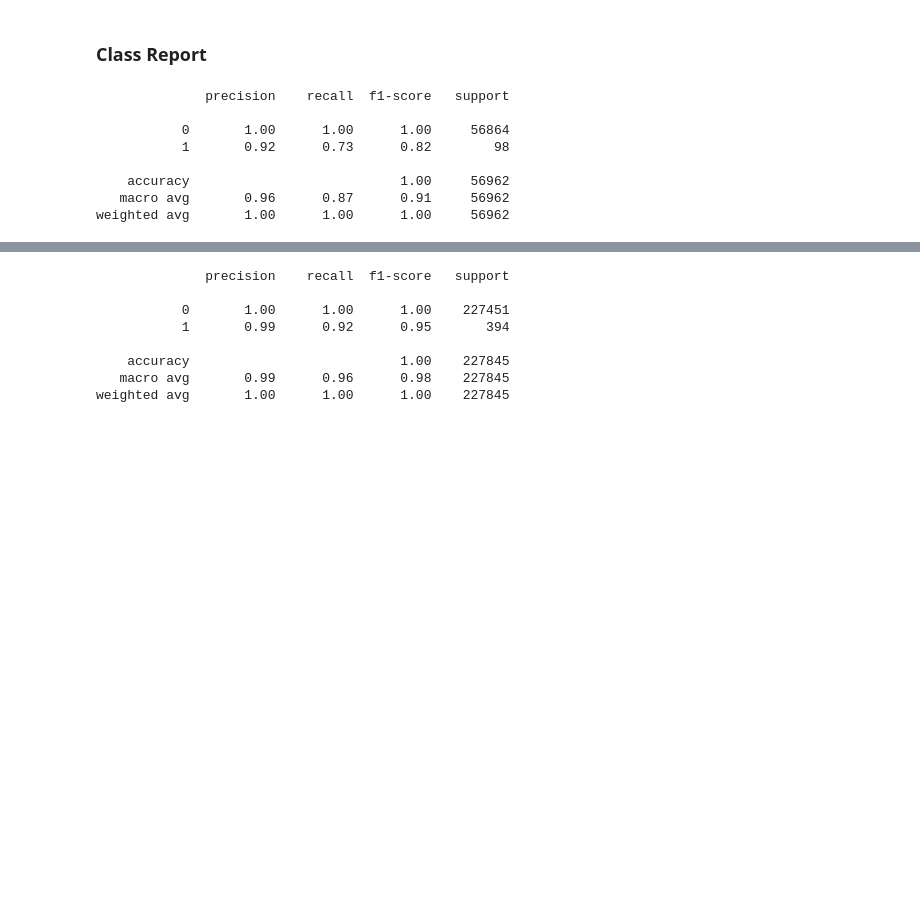
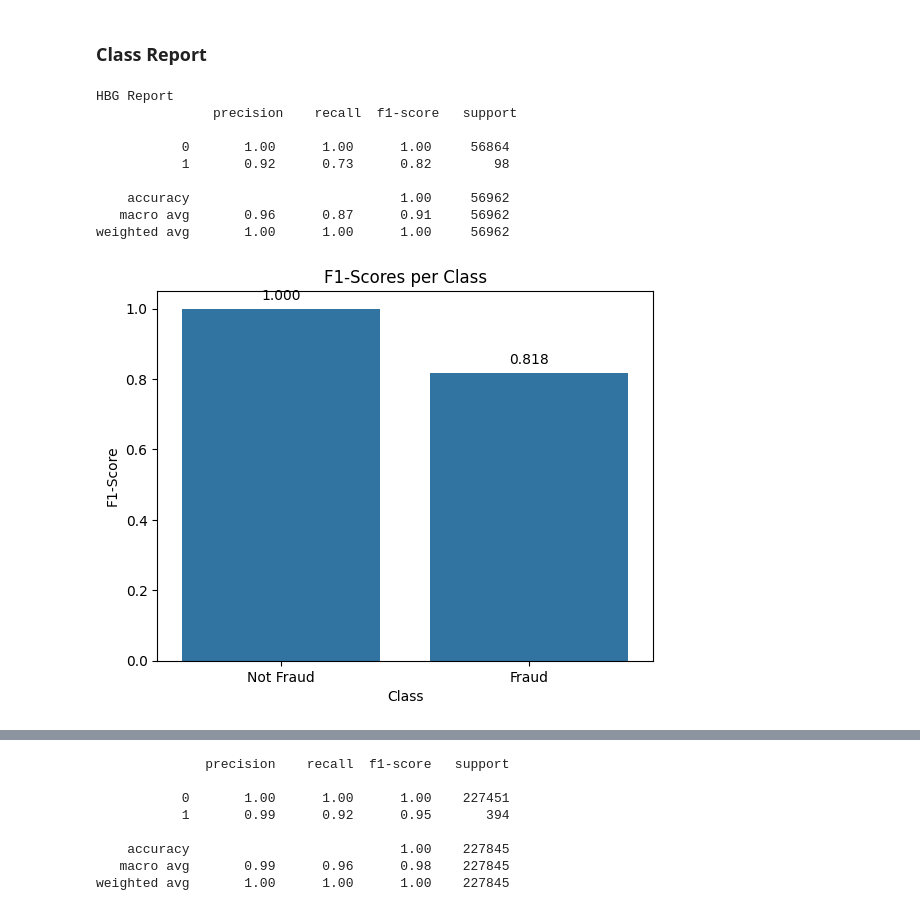
Before and after one commit to dpons222/Portfolio, a Jupyter notebook: Credit-Card-Fraud-Detection/credit_card_fraud_detection.ipynb, the cells around one changed output, grey strips where cells are left out. Drawn from its saved outputs; the diff is of its cells as text; code cells hidden in the pictures; blank space fills up the shorter version.

```diff
--- a/Credit-Card-Fraud-Detection/credit_card_fraud_detection.ipynb
+++ b/Credit-Card-Fraud-Detection/credit_card_fraud_detection.ipynb
@@ -125,8 +196,9 @@ dump(hist_grid, 'hist_grid_search.pkl')
 # %% [markdown]
 ## Metrics
 # %%
+hist_grid_model = load('hist_grid_search.pkl')
 # set best estimator to variable
-hist_best_model = hist_grid.best_estimator_
+hist_best_model = hist_grid_model.best_estimator_
 hist_best_model
 # %% [output]
 Pipeline(steps=[('scaler', StandardScaler()),
@@ -146,11 +218,12 @@ np.float64(0.8573542646745018)
 ### Class Report
 # %%
 #classification report
-hist_y_pred = hist_grid.predict(X_test)
+hist_y_pred = hist_grid_model.predict(X_test)
 hist_report = classification_report(y_test, hist_y_pred)
-print(hist_report)
+print('HBG Report','\n',hist_report)
 # %% [output]
-              precision    recall  f1-score   support
+HBG Report
+               precision    recall  f1-score   support
 
            0       1.00      1.00      1.00     56864
            1       0.92      0.73      0.82        98
@@ -158,3 +231,36 @@ print(hist_report)
     accuracy                           1.00     56962
    macro avg       0.96      0.87      0.91     56962
 weighted avg       1.00      1.00      1.00     56962
+# %%
+hist_report = classification_report(y_test, hist_y_pred, output_dict=True)
+
+
+
+f1_scores = {}
+for key, value in hist_report.items():
+    if key.isdigit():
+        f1_scores[int(key)] = value['f1-score']
+
+class_names = ['Not Fraud', 'Fraud']
+f1_not_fraud = f1_scores.get(0, 0)
+f1_fraud = f1_scores.get(1, 0)
+f1_values = [f1_not_fraud, f1_fraud]
+
+# Create a DataFrame for Seaborn
+df = pd.DataFrame({'Class': class_names, 'F1-Score': f1_values})
+
+# Create the bar plot with Seaborn
+ax = sns.barplot(x='Class', y='F1-Score', data=df)
+
+# Annotate the bars
+for p in ax.patches:
+    ax.annotate(format(p.get_height(), '.3f'),
+                (p.get_x() + p.get_width() / 2., p.get_height()),
+                ha = 'center', va = 'center',
+                xytext = (0, 9),
+                textcoords = 'offset points')
+
+plt.title('F1-Scores per Class')
+plt.show()
+# %% [output]
+[figure, added]
```
Also changed, not shown: parts of 25 cells of this notebook, 1 other file.
